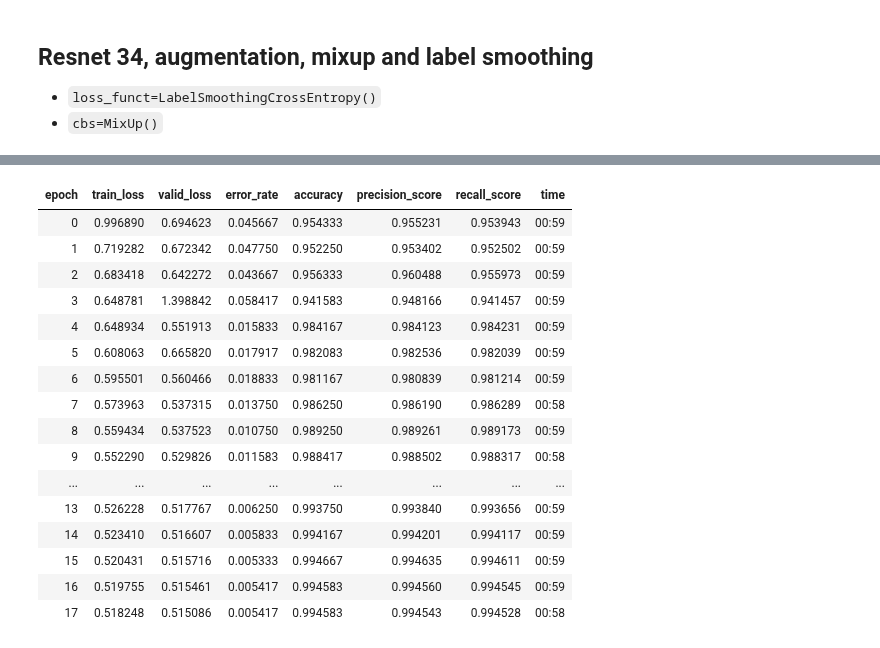
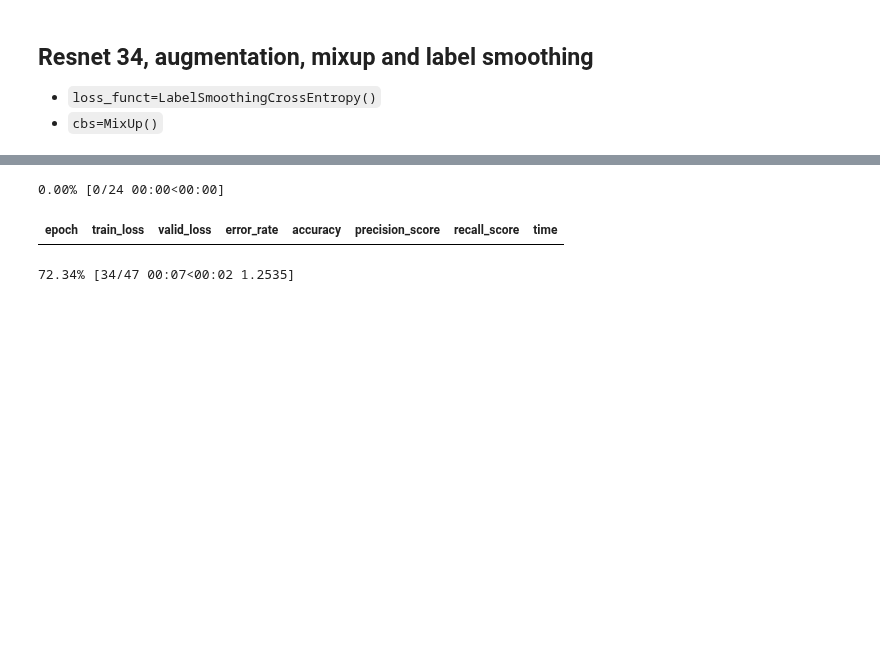
Before and after one commit to vtecftwy/fastbook, a Jupyter notebook: 04_mnist_full_dataset.ipynb, the cells around one changed output, grey strips where cells are left out. Saved outputs shown, nothing was run; the diff lists cells and outputs as text; code cells hidden in the pictures; blank space fills up the shorter version.

```diff
--- a/04_mnist_full_dataset.ipynb
+++ b/04_mnist_full_dataset.ipynb
@@ -605,22 +605,8 @@ SuggestedLRs(lr_min=0.025118863582611083, lr_steep=0.013182567432522774)
 # %%
-n = 18
-lr = 5e-3
+n = 24
+lr = 3e-3
 learn_34_unt.fit_one_cycle(n_epoch=n, lr_max=lr)
 # %% [output]
+0.00% [0/24 00:00<00:00]
 | epoch | train_loss | valid_loss | error_rate | accuracy | precision_score | recall_score | time |
-| 0 | 0.996890 | 0.694623 | 0.045667 | 0.954333 | 0.955231 | 0.953943 | 00:59 |
-| 1 | 0.719282 | 0.672342 | 0.047750 | 0.952250 | 0.953402 | 0.952502 | 00:59 |
-| 2 | 0.683418 | 0.642272 | 0.043667 | 0.956333 | 0.960488 | 0.955973 | 00:59 |
-| 3 | 0.648781 | 1.398842 | 0.058417 | 0.941583 | 0.948166 | 0.941457 | 00:59 |
-| 4 | 0.648934 | 0.551913 | 0.015833 | 0.984167 | 0.984123 | 0.984231 | 00:59 |
-| 5 | 0.608063 | 0.665820 | 0.017917 | 0.982083 | 0.982536 | 0.982039 | 00:59 |
-| 6 | 0.595501 | 0.560466 | 0.018833 | 0.981167 | 0.980839 | 0.981214 | 00:59 |
-| 7 | 0.573963 | 0.537315 | 0.013750 | 0.986250 | 0.986190 | 0.986289 | 00:58 |
-| 8 | 0.559434 | 0.537523 | 0.010750 | 0.989250 | 0.989261 | 0.989173 | 00:59 |
-| 9 | 0.552290 | 0.529826 | 0.011583 | 0.988417 | 0.988502 | 0.988317 | 00:58 |
-| ... | ... | ... | ... | ... | ... | ... | ... |
-| 13 | 0.526228 | 0.517767 | 0.006250 | 0.993750 | 0.993840 | 0.993656 | 00:59 |
-| 14 | 0.523410 | 0.516607 | 0.005833 | 0.994167 | 0.994201 | 0.994117 | 00:59 |
-| 15 | 0.520431 | 0.515716 | 0.005333 | 0.994667 | 0.994635 | 0.994611 | 00:59 |
-| 16 | 0.519755 | 0.515461 | 0.005417 | 0.994583 | 0.994560 | 0.994545 | 00:59 |
-| 17 | 0.518248 | 0.515086 | 0.005417 | 0.994583 | 0.994543 | 0.994528 | 00:58 |
+72.34% [34/47 00:07<00:02 1.2535]
```
Also changed, not shown: parts of 16 cells of this notebook.
